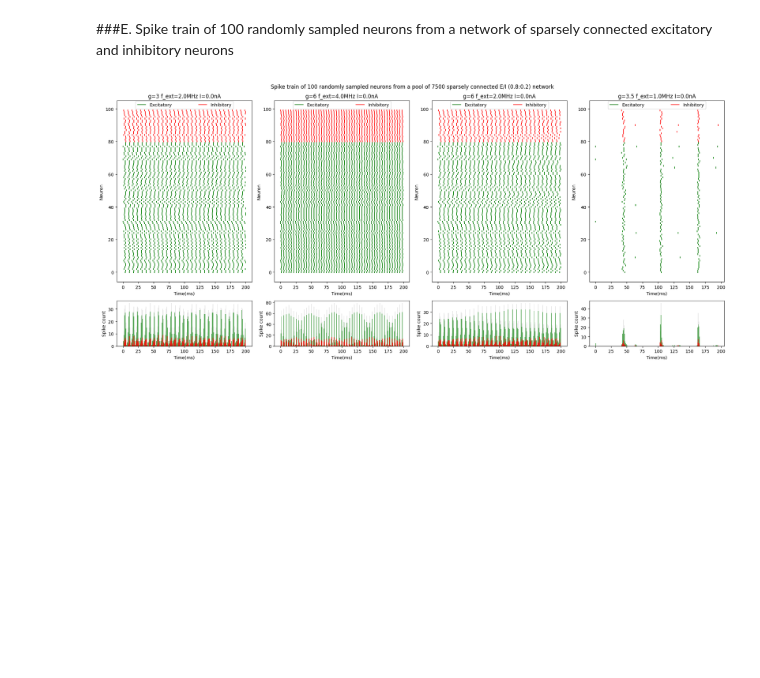
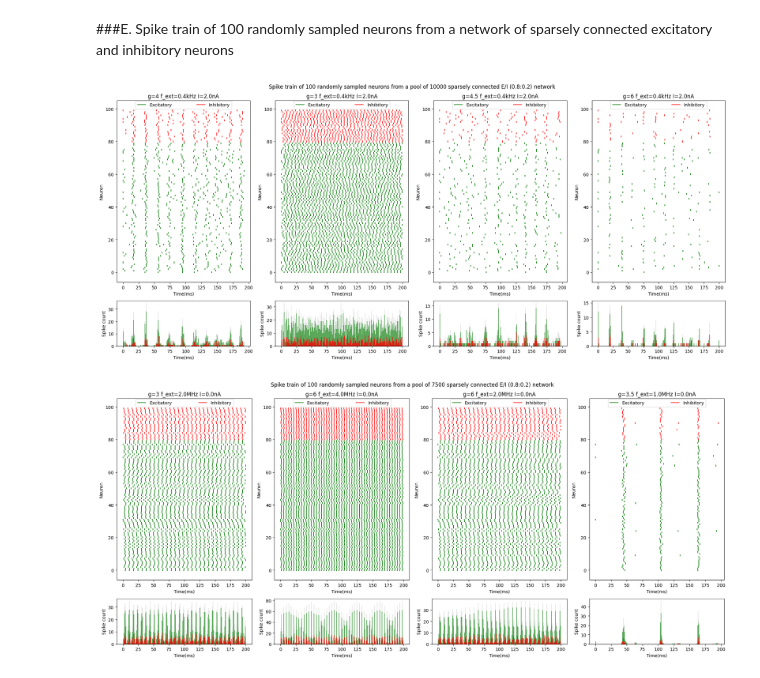
Before and after one commit to shreyasmiraj/dynamical_system_sparse_EI_network, a Jupyter notebook: E_I_network_dynamics.ipynb, the cells around one changed output. Drawn from its saved outputs; the diff is of its cells as text; code cells hidden in the pictures; blank space fills up the shorter version.

```diff
--- a/E_I_network_dynamics.ipynb
+++ b/E_I_network_dynamics.ipynb
@@ -806,23 +852,24 @@ v_rest = -70                            #mV
 v_threshold = -50                       #mV
 R = 10e6                                #ohm
 I_threshold = (v_threshold - v_rest)/R  #mA
+n_total = 10000
 
-sparse_network = NeuralNetwork(v_init = np.random.normal(loc=-60, scale=5, size=7500), #mV
+sparse_network = NeuralNetwork(v_init = np.random.normal(loc=-60, scale=10, size=n_total), #mV
                                v_rest = -70,                #mV
                                v_threshold = -50,           #mV
                                v_reset = -65,               #mV
-                               v_change = 0.2,              #mV
+                               v_change = 0.1,              #mV
                                g = 4,
                                tau = 8,                     #ms
                                R = 10e6,                    #ohm
-                               I = 0,                       #mA
+                               I = 2e-6,                    #mA
                                t = 200,                     #ms
                                dt = 1e-1,                   #ms
                                t_refractory = 2,            #ms
                                t_synaptic = 1.5,            #ms
                                poisson_rate_excitatory = 0.5*1e6,#Hz
                                poisson_rate_inhibitory = 0, #Hz
-                               n_total = 7500,
+                               n_total = n_total,
                                p_excitatory = 0.8,
                                p_connectivity = 0.1)
 sparse_network.reset()
@@ -830,5 +877,77 @@ sparse_network.reset()
 np.random.seed(42) #Don't panic replicability
 # %%
 warnings.filterwarnings("ignore")
+# %%
+f_ext_range = np.array([2,2,2,2])*200
+g_range = [4, 3, 4.5, 6]
+
+fig, axes  = plt.subplots(nrows=2, ncols=4, gridspec_kw={'height_ratios': [4, 1]})
+fig.set_tight_layout(True)
+fig.set_figheight(9)
+fig.set_figwidth(20)
+
+#grid location to mimic reference paper grid
+# grid_location = [[[0,0],[1,0]],[[0,1],[1,1]],[[2,0],[3,0]],[[2,1],[3,1]]]
+
+excitatory_neurons = np.random.choice(np.where(sparse_network.neuron_type == 1)[0], size=80, replace=False)
+inhibitory_neurons = np.random.choice(np.where(sparse_network.neuron_type == -1)[0], size=20, replace=False)
+# sample_neurons = np.random.choice(sparse_network.n_total, size=100, replace=False)
+sample_neurons = np.concatenate((excitatory_neurons, inhibitory_neurons),axis=0)
+colors = []
+legend = []
+excitatory_flag = 0
+inhibitory_flag = 0
+for neuron in sample_neurons:
+  if sparse_network.neuron_type[neuron] == 1:
+    colors.append('g')
+    if not excitatory_flag:
+      legend.append('Excitatory')
+      excitatory_flag = 1
+    elif not inhibitory_flag:
+      legend.append('_nolegend_')
+  else:
+    colors.append('r')
+    if not inhibitory_flag:
+      legend.append('Inhibitory')
+      inhibitory_flag = 1
+    elif not excitatory_flag:
+      legend.append('_nolegend_')
+
+for i, (rate, g) in enumerate(zip(f_ext_range, g_range)):
+  sparse_network.poisson_rate_excitatory = rate
+  sparse_network.poisson_rate_inhibitory = 0
+  sparse_network.g = g
+  sparse_network.reset()
+  sparse_network.evolve()
+
+  _ = axes[0][i].eventplot(sparse_network.spike_data[sample_neurons], linelengths=1, colors=colors)
+  axes[0][i].set_title('g='+str(g)+' f_ext='+str(rate/1e3)+'kHz'+' I='+str(sparse_network.I*1e6)+'nA')
+  axes[0][i].set_xlabel('Time(ms)')
+  axes[0][i].set_ylabel('Neuron')
+  _ = axes[0][i].legend(legend, bbox_to_anchor=(0., 1.0, 1., .10), ncols=2, mode='expand', borderaxespad=4.2)
+
+  all_spikes = []
+  for neuron in sample_neurons:
+    all_spikes.extend(sparse_network.spike_data[neuron])
+
+  excitatory_spikes = []
+  inhibitory_spikes = []
+  for neuron in sample_neurons:
+    if sparse_network.neuron_type[neuron] == 1:
+      excitatory_spikes.extend(sparse_network.spike_data[neuron])
+    else:
+      inhibitory_spikes.extend(sparse_network.spike_data[neuron])
+
+  _ = axes[1][i].hist(all_spikes, bins=int(len(sparse_network.t_span)/10), color='k', alpha=0.1)
+  _ = axes[1][i].hist(excitatory_spikes, bins=int(len(sparse_network.t_span)/10), color='g', alpha=0.6)
+  _ = axes[1][i].hist(inhibitory_spikes, bins=int(len(sparse_network.t_span)/10), color='r', alpha=0.8)
+  axes[1][i].set_title('')
+  axes[1][i].set_xlabel('Time(ms)')
+  axes[1][i].set_ylabel('Spike count')
+
+fig.suptitle('Spike train of 100 randomly sampled neurons from a pool of 10000 sparsely connected E/I (0.8:0.2) network')
+fig.show()
+# %% [output]
+[figure, added]
 # %%
 f_ext_range = np.array([2,4,2,1])*1e6
```
Also changed, not shown: parts of 9 cells of this notebook.
